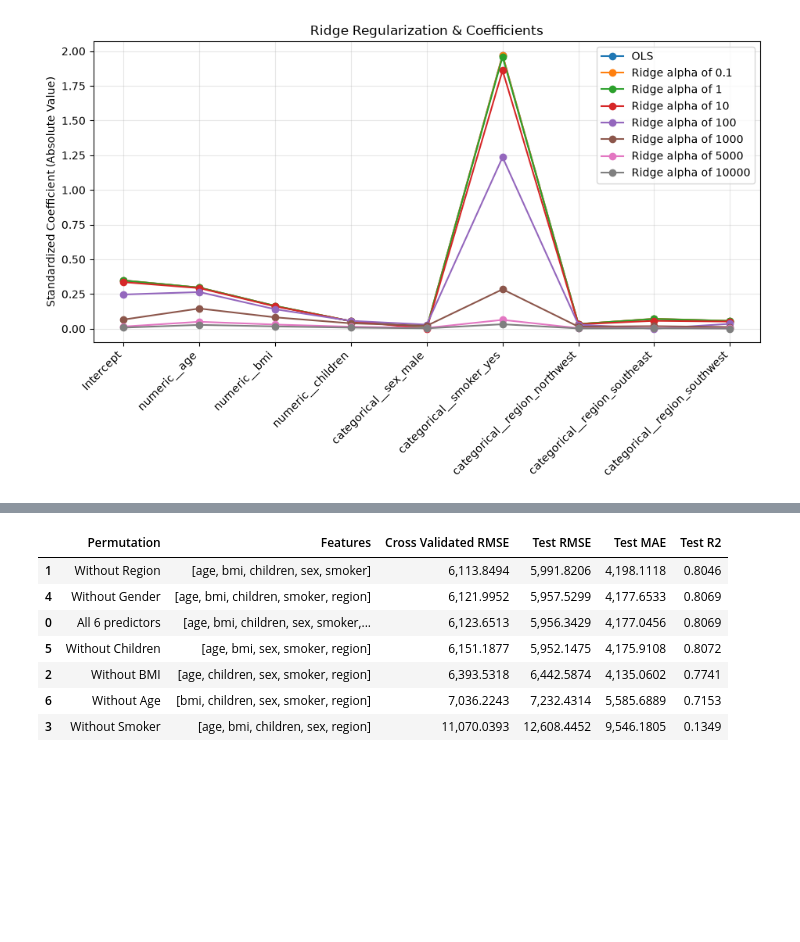
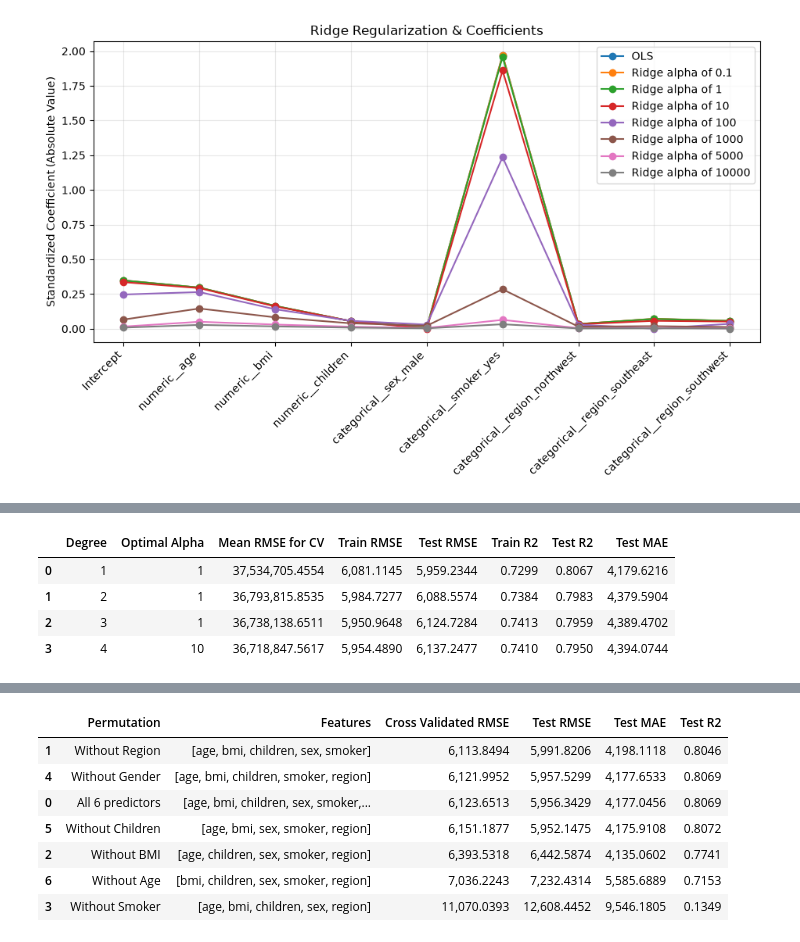
Before and after one commit to FMarkett11/CS412_Medical_Insurance_Predictor_Comparison, a Jupyter notebook: MedInsurance.ipynb, the cells around one changed output, grey strips where cells are left out. Drawn from its saved outputs; the diff is of its cells as text; code cells hidden in the pictures; blank space fills up the shorter version.

```diff
--- a/MedInsurance.ipynb
+++ b/MedInsurance.ipynb
@@ -513,34 +537,40 @@ for degree in degrees:
 
     search = GridSearchCV(
         pipeline,
         param_grid = {"ridge__alpha": alphas},
-        scoring =  "neg_root_mean_squared_error",
+        scoring =  "neg_mean_squared_error",
         cv = crossValidation,
         n_jobs = -1
     )
     #Deja Vu?
     search.fit(X_train, Y_train)
     trainPrediction = search.predict(X_train)
     testPrediction = search.predict(X_test)
     trainMetrics = regression_evaluations(Y_train, trainPrediction)
     testMetrics = regression_evaluations(Y_test, testPrediction)
 
     ridgePolynomialModels[degree] = search
     ridgePolynomialPredictions[degree] = testPrediction
 
     ridgePolynomialRows.append({
         "Degree": degree,
         "Optimal Alpha": search.best_params_["ridge__alpha"],
         "Mean RMSE for CV": -search.best_score_,
         "Train RMSE": trainMetrics["rmse"],
         "Test RMSE": testMetrics["rmse"],
         "Train R2": trainMetrics["r2"],
         "Test R2": testMetrics["r2"],
         "Test MAE": testMetrics["mae"]
     })
 
 ridgePolyResults_df = pd.DataFrame(ridgePolynomialRows)
 display(ridgePolyResults_df)
+# %% [output]
+|  | Degree | Optimal Alpha | Mean RMSE for CV | Train RMSE | Test RMSE | Train R2 | Test R2 | Test MAE |
+| 0 | 1 | 1 | 37,534,705.4554 | 6,081.1145 | 5,959.2344 | 0.7299 | 0.8067 | 4,179.6216 |
+| 1 | 2 | 1 | 36,793,815.8535 | 5,984.7277 | 6,088.5574 | 0.7384 | 0.7983 | 4,379.5904 |
+| 2 | 3 | 1 | 36,738,138.6511 | 5,950.9648 | 6,124.7284 | 0.7413 | 0.7959 | 4,389.4702 |
+| 3 | 4 | 10 | 36,718,847.5617 | 5,954.4890 | 6,137.2477 | 0.7410 | 0.7950 | 4,394.0744 |
 # %%
 #Compare the polynomial regression to it with or without the ridge regression
 #ref: https://pandas.pydata.org/docs/reference/api/pandas.DataFrame.merge.html
```
Also changed, not shown: parts of 9 cells of this notebook, 2 other files.
